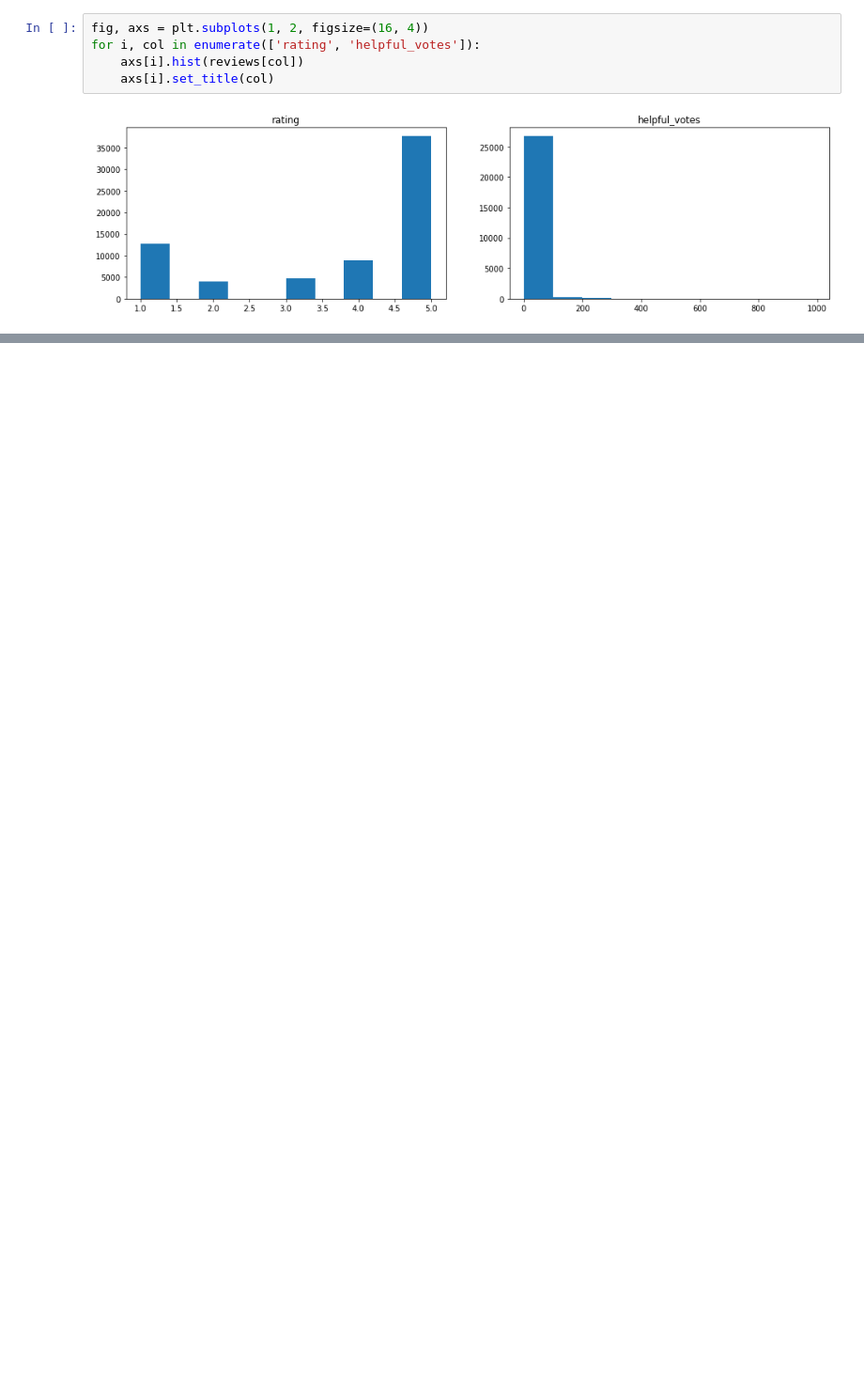
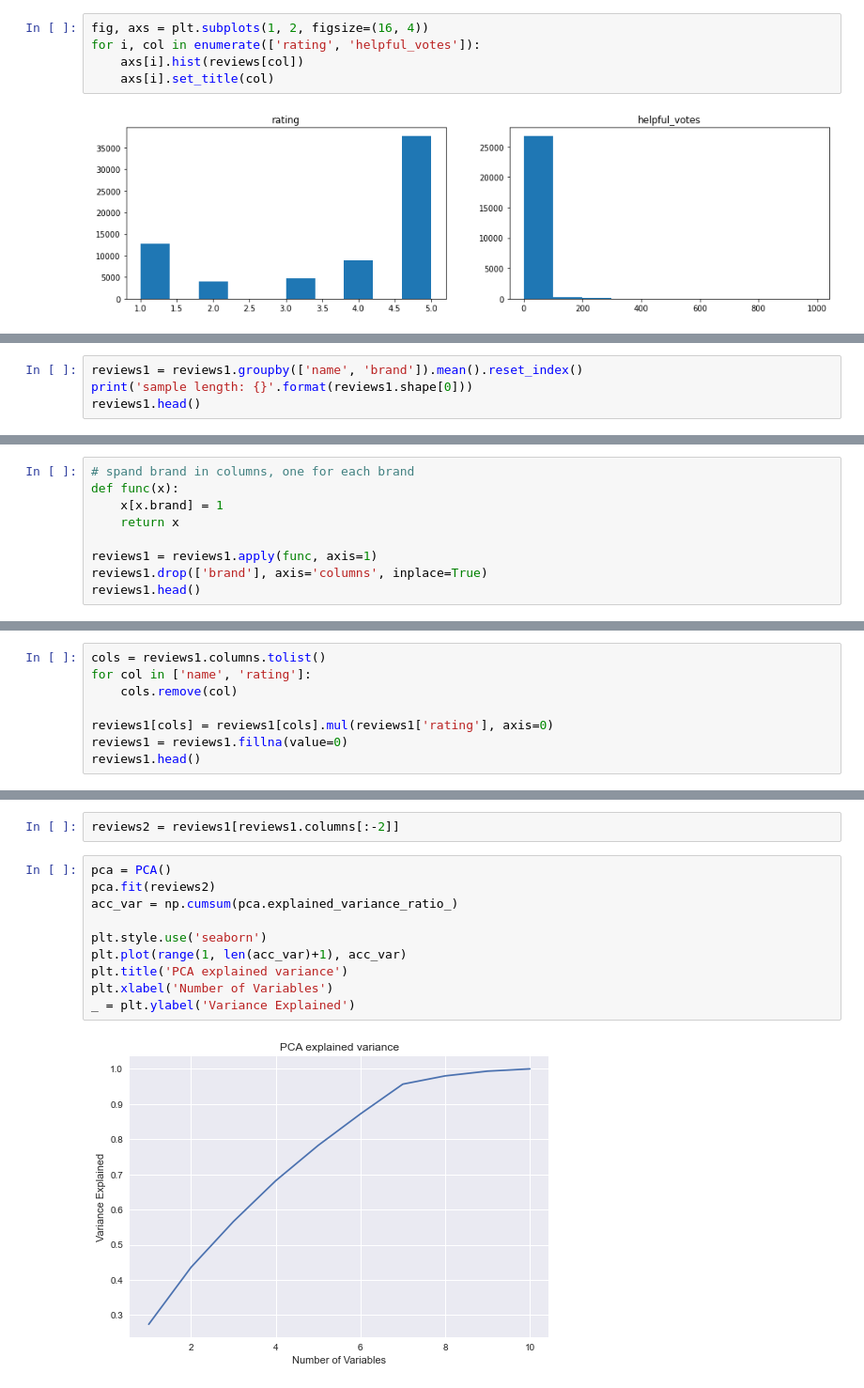
Before and after one commit to ma-petrov/recommendation-system, a Jupyter notebook: amazon-phones-reviews.ipynb, the cells around one changed output, grey strips where cells are left out. Shown at 94% size. Drawn from its saved outputs; the diff is of its cells as text; blank space fills up the shorter version.

```diff
--- a/amazon-phones-reviews.ipynb
+++ b/amazon-phones-reviews.ipynb
@@ -57,0 +86,4 @@ for i, col in enumerate(['rating', 'helpful_votes']):
+# %%
+reviews1 = reviews1.groupby(['name', 'brand']).mean().reset_index()
+print('sample length: {}'.format(reviews1.shape[0]))
+reviews1.head()
@@ -57,0 +100,9 @@ for i, col in enumerate(['rating', 'helpful_votes']):
+# %%
+# spand brand in columns, one for each brand
+def func(x):
+    x[x.brand] = 1
+    return x
+
+reviews1 = reviews1.apply(func, axis=1)
+reviews1.drop(['brand'], axis='columns', inplace=True)
+reviews1.head()
@@ -57,0 +116,8 @@ for i, col in enumerate(['rating', 'helpful_votes']):
+# %%
+cols = reviews1.columns.tolist()
+for col in ['name', 'rating']:
+    cols.remove(col)
+
+reviews1[cols] = reviews1[cols].mul(reviews1['rating'], axis=0)
+reviews1 = reviews1.fillna(value=0)
+reviews1.head()
@@ -57,0 +131,14 @@ for i, col in enumerate(['rating', 'helpful_votes']):
+# %%
+reviews2 = reviews1[reviews1.columns[:-2]]
+# %%
+pca = PCA()
+pca.fit(reviews2)
+acc_var = np.cumsum(pca.explained_variance_ratio_)
+
+plt.style.use('seaborn')
+plt.plot(range(1, len(acc_var)+1), acc_var)
+plt.title('PCA explained variance')
+plt.xlabel('Number of Variables')
+_ = plt.ylabel('Variance Explained')
+# %% [output]
+[figure, added]
```
Also changed, not shown: parts of 14 cells of this notebook.
